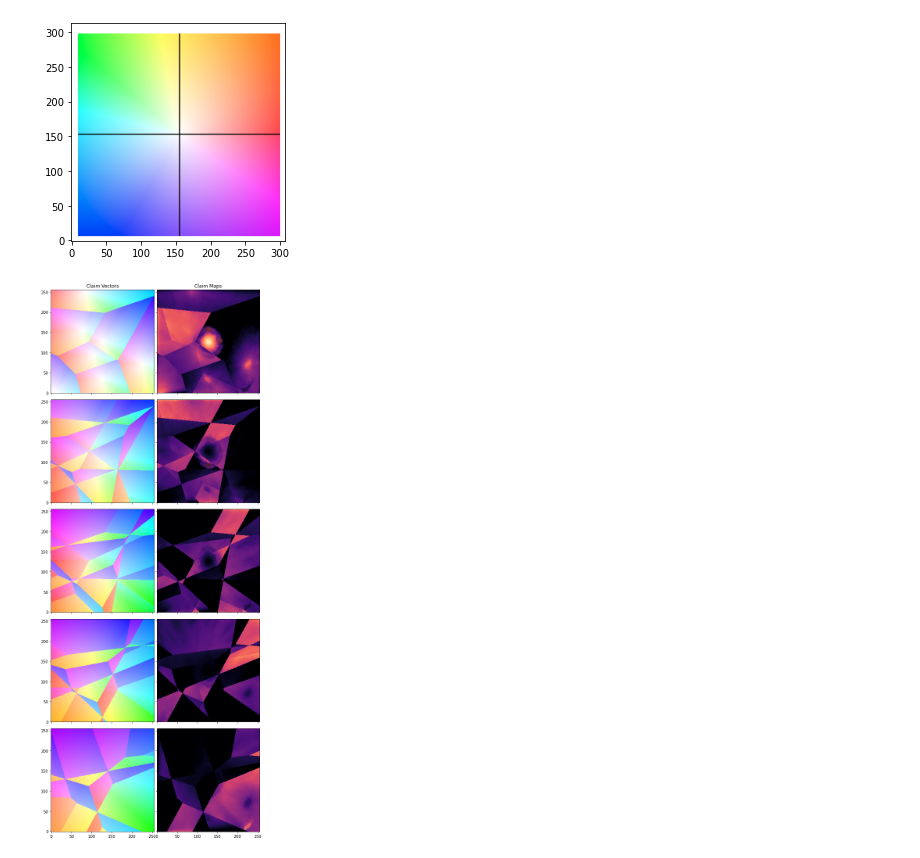
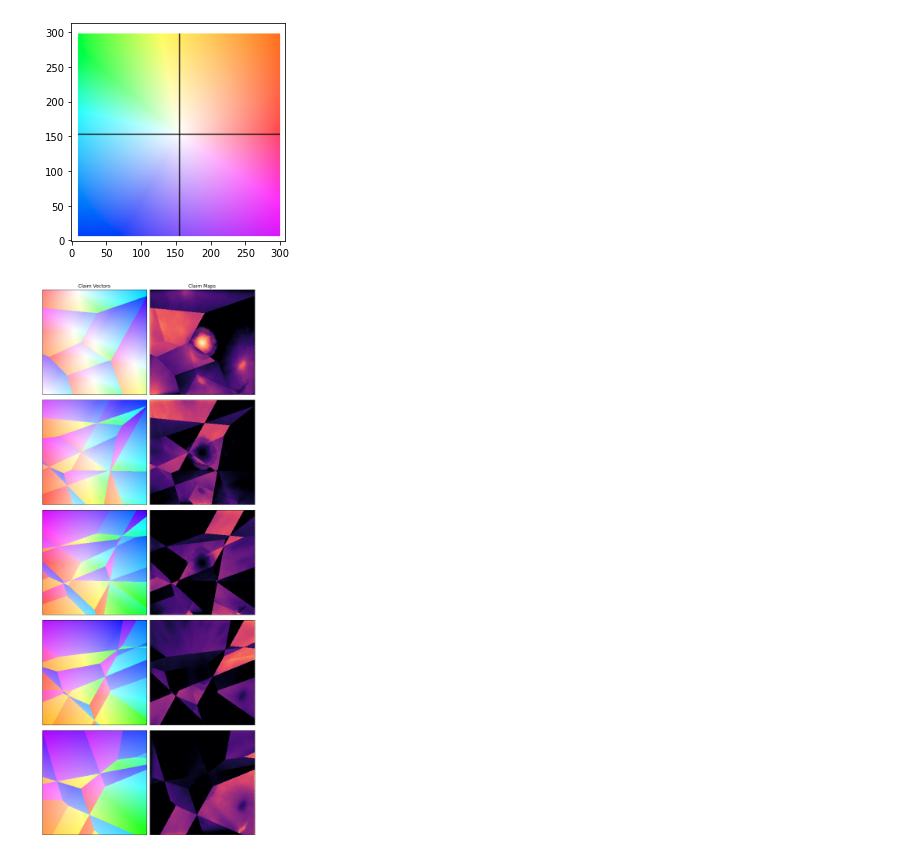
Before and after one commit to ryanhausen/morpheus-deblend, a Jupyter notebook: notebooks/vector_coloring.ipynb, the cells around one changed output. Drawn from its saved outputs; the diff is of its cells as text; code cells hidden in the pictures.

```diff
--- a/notebooks/vector_coloring.ipynb
+++ b/notebooks/vector_coloring.ipynb
@@ -107,31 +120,34 @@ plt.imshow(imread("vector_coloring_data/Selection_022.png"), origin="lower")
 f, axes = plt.subplots(
     ncols=2,
     nrows=5,
     figsize=(8, 20),
 )
 
 for i, ax in enumerate(axes.flat):
     # claim vector
     if i % 2 == 0:
         ax.imshow(
             flow_vis.flow_to_color(
                 claim_vectors[:, :, 0, i//2, [1, 0]],
                 convert_to_bgr=False
             ),
             origin="lower"
         )
     # claim map
     else:
         ax.imshow(
             claim_maps[:, :, 0, i//2],
             vmin=0,
             vmax=1,
             cmap="magma",
             origin="lower",
         )
+    ax.set_xticks([])
+    ax.set_yticks([])
+
 axes[0, 0].set_title("Claim Vectors")
 axes[0, 1].set_title("Claim Maps")
 plt.tight_layout()
 plt.show()
 # %% [output]
-[figure, old version]
+[figure, new version]
```
Also changed, not shown: parts of 2 cells of this notebook.
